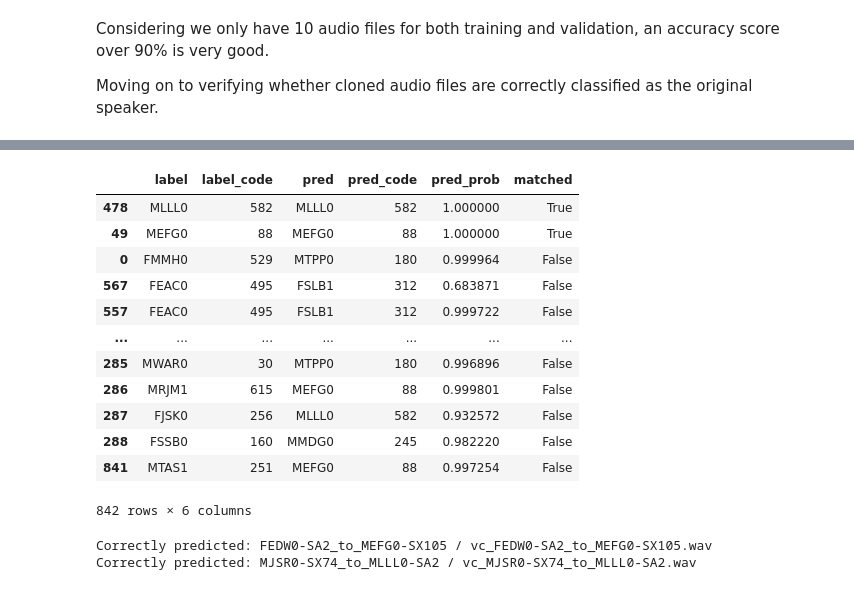
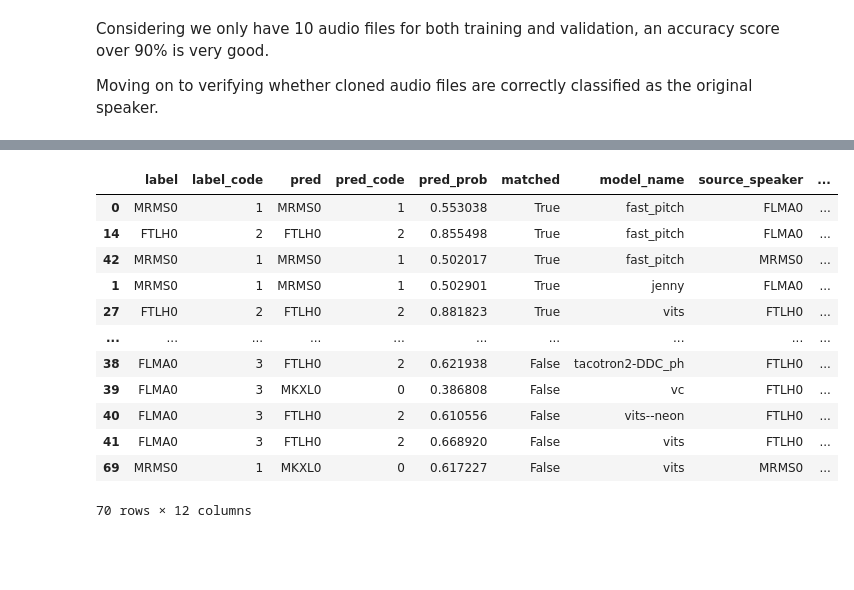
Before and after one commit to henryhyunwookim/Voice-Cloning-and-Fake-Audio-Detection, a Jupyter notebook: VoiceCloningAndFakeAudioDetection.ipynb, the cells around one changed output, grey strips where cells are left out. Drawn from its saved outputs; the diff is of its cells as text; code cells hidden in the pictures; blank space fills up the shorter version.

```diff
--- a/VoiceCloningAndFakeAudioDetection.ipynb
+++ b/VoiceCloningAndFakeAudioDetection.ipynb
@@ -563,7 +586,7 @@ best_model_path = f'{save_dir}/audio_classification.h5'
 best_result_path = f'{save_dir}/audio_classification.json'
 # scaler_path = f'{save_dir}/scaler.pkl'
 # label_encoder_path = f'{save_dir}/label_encoder.pkl'
-val_dict_path = f'{save_dir}/val_dict.pkl'
+val_dict_path = f'{save_dir}/val_dict.json'
 # checkpoint_path = f'{save_dir}/audio_classification.hdf5'
 
 # if os.path.exists(best_result_path):
@@ -576,8 +599,8 @@ val_dict_path = f'{save_dir}/val_dict.pkl'
 #         val_dict = json.load(open(val_dict_path, 'r'))
 
 # else:
-num_epochs = 100 # 100
-num_batch_size = 64 # 64
+num_epochs = 10 # 100
+num_batch_size = 4 # 64
 
 # checkpointer = ModelCheckpoint(filepath=checkpoint_path, verbose=2, save_best_only=True)
 
@@ -796,34 +783,48 @@ pred_prob = np.max(model.predict(normalized_X), axis=1)
+# %%
+wav_dict_list = []
+for wav_path in wav_path_list:
+    substr = str(wav_path).split('output')[1].split('\\')[2]
+    if '_M' in substr.split('_to_')[0]:
+        model_name = substr.split('_to_')[0].split('_M')[0]
+    else:
+        model_name = substr.split('_to_')[0].split('_F')[0]
+    subsubstr = substr.split(model_name+'_')[1].replace('.wav', '')
+    source, target = subsubstr.split('_to_')
+    source_speaker, source_script = source.split('-')
+    target_speaker, target_script = target.split('-')
+    wav_dict = {
+        'model_name': model_name,
+        'source_speaker': source_speaker,
+        'source_script': source_script,
+        'target_speaker': target_speaker,
+        'target_script': target_script,
+        'wav_path': wav_path
+    }
+    wav_dict_list.append(wav_dict)
+wav_df = pd.DataFrame(wav_dict_list)
 # %%
 predicted_labels = [reverse_speaker_id_dict[pred] for pred in code_pred]
 
-result = y.copy()
-result['label_code'] = encoded_y
-result['pred'] = predicted_labels
-result['pred_code'] = code_pred
-result['pred_prob'] = pred_prob
-result['matched'] = result['label'] == result['pred']
-result.sort_values('matched', ascending=False)
+pred_df = y.copy()
+pred_df['label_code'] = encoded_y
+pred_df['pred'] = predicted_labels
+pred_df['pred_code'] = code_pred
+pred_df['pred_prob'] = pred_prob
+pred_df['matched'] = (pred_df['label'] == pred_df['pred'])
+
+result_df = pd.concat([pred_df, wav_df], axis=1)
+result_df.sort_values('matched', ascending=False)
 # %% [output]
-|  | label | label_code | pred | pred_code | pred_prob | matched |
-| 478 | MLLL0 | 582 | MLLL0 | 582 | 1.000000 | True |
-| 49 | MEFG0 | 88 | MEFG0 | 88 | 1.000000 | True |
-| 0 | FMMH0 | 529 | MTPP0 | 180 | 0.999964 | False |
-| 567 | FEAC0 | 495 | FSLB1 | 312 | 0.683871 | False |
-| 557 | FEAC0 | 495 | FSLB1 | 312 | 0.999722 | False |
-| ... | ... | ... | ... | ... | ... | ... |
-| 285 | MWAR0 | 30 | MTPP0 | 180 | 0.996896 | False |
-| 286 | MRJM1 | 615 | MEFG0 | 88 | 0.999801 | False |
-| 287 | FJSK0 | 256 | MLLL0 | 582 | 0.932572 | False |
-| 288 | FSSB0 | 160 | MMDG0 | 245 | 0.982220 | False |
-| 841 | MTAS1 | 251 | MEFG0 | 88 | 0.997254 | False |
+|  | label | label_code | pred | pred_code | pred_prob | matched | model_name | source_speaker | ... |
+| 0 | MRMS0 | 1 | MRMS0 | 1 | 0.553038 | True | fast_pitch | FLMA0 | ... |
+| 14 | FTLH0 | 2 | FTLH0 | 2 | 0.855498 | True | fast_pitch | FLMA0 | ... |
+| 42 | MRMS0 | 1 | MRMS0 | 1 | 0.502017 | True | fast_pitch | MRMS0 | ... |
+| 1 | MRMS0 | 1 | MRMS0 | 1 | 0.502901 | True | jenny | FLMA0 | ... |
+| 27 | FTLH0 | 2 | FTLH0 | 2 | 0.881823 | True | vits | FTLH0 | ... |
+| ... | ... | ... | ... | ... | ... | ... | ... | ... | ... |
+| 38 | FLMA0 | 3 | FTLH0 | 2 | 0.621938 | False | tacotron2-DDC_ph | FTLH0 | ... |
+| 39 | FLMA0 | 3 | MKXL0 | 0 | 0.386808 | False | vc | FTLH0 | ... |
+| 40 | FLMA0 | 3 | FTLH0 | 2 | 0.610556 | False | vits--neon | FTLH0 | ... |
+| 41 | FLMA0 | 3 | FTLH0 | 2 | 0.668920 | False | vits | FTLH0 | ... |
+| 69 | MRMS0 | 1 | MKXL0 | 0 | 0.617227 | False | vits | MRMS0 | ... |
-842 rows × 6 columns
+70 rows × 12 columns
-# %%
-for sub_output_folder in os.listdir(main_output_dir):
-    if sub_output_folder != 'concat':
-        for file in os.listdir(main_output_dir / sub_output_folder):
-            for pred in result[result['matched']==True]['pred']:
-                if '_to_'+pred in file:
-                    print(f'Correctly predicted: {sub_output_folder} / {file}')
-# %% [output]
-Correctly predicted: FEDW0-SA2_to_MEFG0-SX105 / vc_FEDW0-SA2_to_MEFG0-SX105.wav
-Correctly predicted: MJSR0-SX74_to_MLLL0-SA2 / vc_MJSR0-SX74_to_MLLL0-SA2.wav
```
Also changed, not shown: parts of 27 cells of this notebook, 3 other files.
